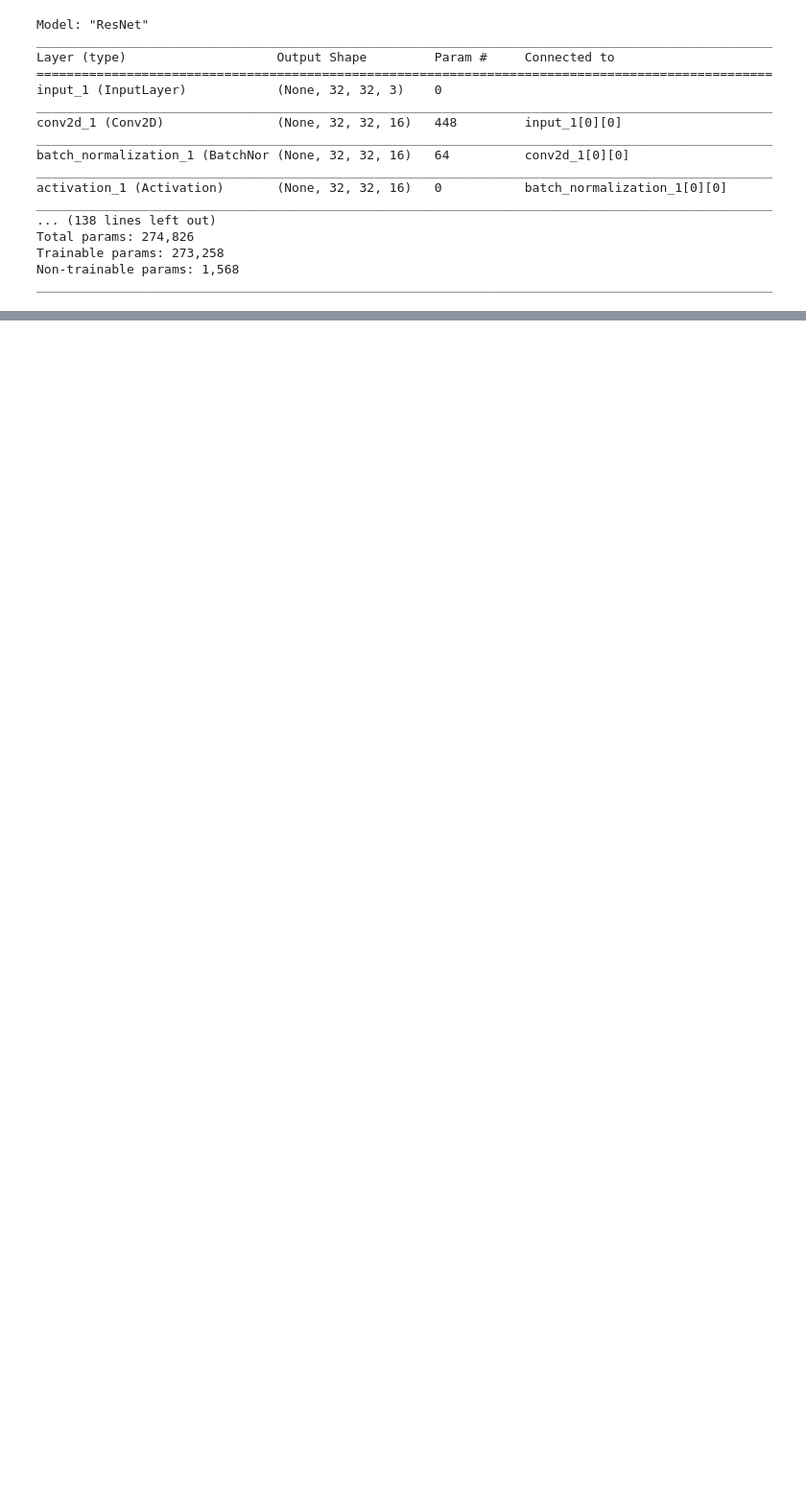
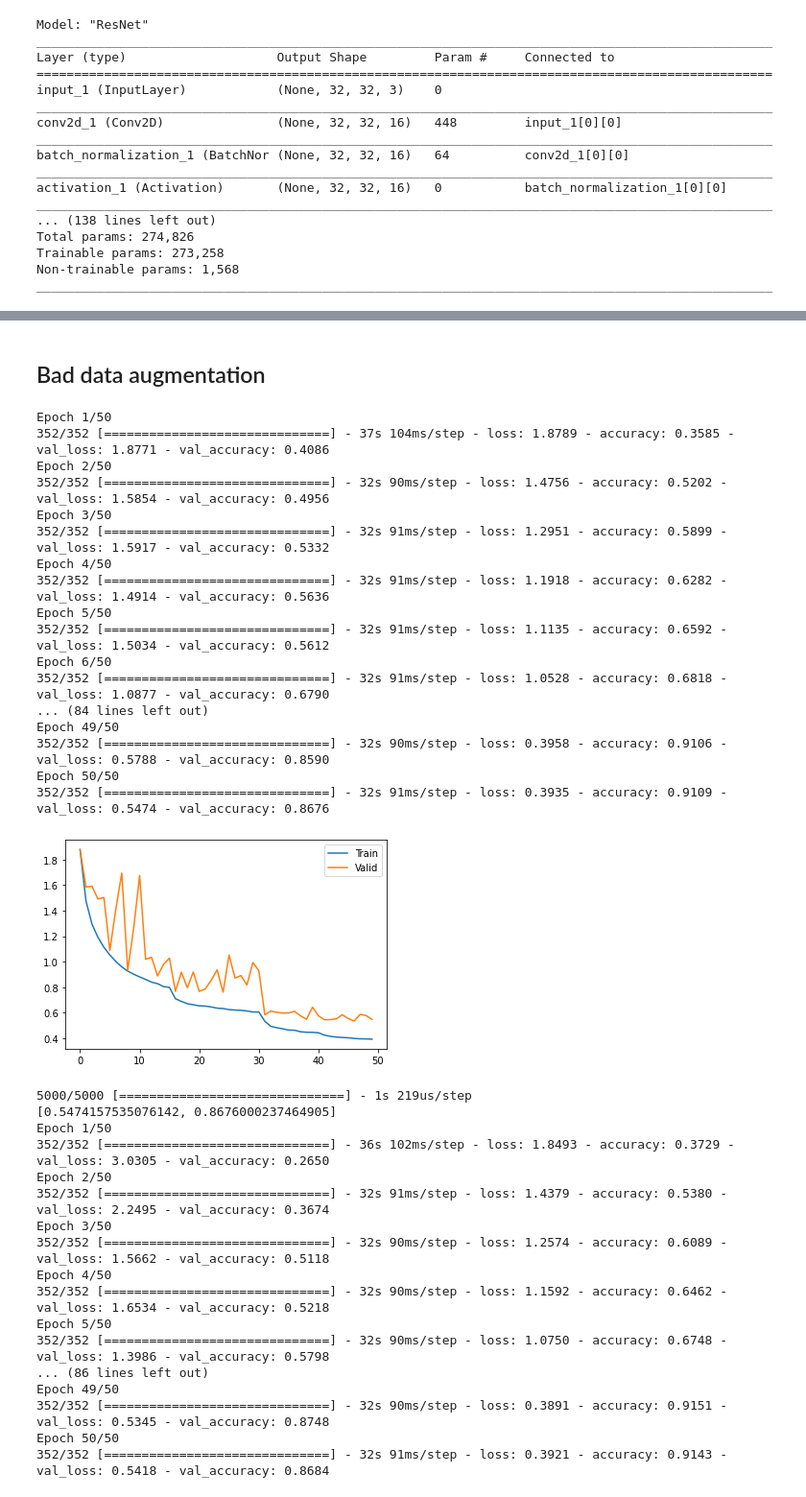
Before and after one commit to YuseqYaseq/pw-deep-learning, a Jupyter notebook: Project2/SmallModels/ResNet.ipynb, the cells around one changed output, grey strips where cells are left out. Shown at 96% size. Drawn from its saved outputs; the diff is of its cells as text; code cells hidden in the pictures; blank space fills up the shorter version.

```diff
--- a/Project2/SmallModels/ResNet.ipynb
+++ b/Project2/SmallModels/ResNet.ipynb
@@ -229,0 +422,63 @@ Epoch 30/30
+# %% [markdown]
+## Bad data augmentation
+# %%
+results2 = np.zeros(5)
+
+for i in range(5):
+  model = ResNet()
+
+  datagen = ImageDataGenerator(
+                              width_shift_range=0.1,
+                              height_shift_range=0.1,
+                              horizontal_flip=True,
+                              vertical_flip=True,
+                              )
+  datagen.fit(x_trainN1)
+
+
+  opt = optimizers.SGD(learning_rate=0.1, momentum=0.9)
+  model.compile(optimizer=opt, loss='categorical_crossentropy', metrics=['accuracy'])
+  history = model.fit_generator(datagen.flow(x_trainN1, y_trainN1, batch_size=128), epochs=50, validation_data=(x_validN1, y_validN1), callbacks=[lrscheduler])
+  #history = model.fit(x_trainN1, y_trainN1, epochs = 300, batch_size = 128, validation_data=(x_validN1, y_validN1), callbacks=[lrscheduler])
+  plot_history(history)
+  res = model.evaluate(x=x_validN1, y=y_validN1, batch_size=128)
+  print(res)
+  results2[i] = res[1]
+  model.save('/content/drive/My Drive/Colab Notebooks/ResNet/ResNet20_mod_2_{}.hdf5'.format(i))
+print(results2.mean(), np.std(results2))
+# %% [output]
+Epoch 1/50
+352/352 [==============================] - 37s 104ms/step - loss: 1.8789 - accuracy: 0.3585 - val_loss: 1.8771 - val_accuracy: 0.4086
+Epoch 2/50
+352/352 [==============================] - 32s 90ms/step - loss: 1.4756 - accuracy: 0.5202 - val_loss: 1.5854 - val_accuracy: 0.4956
+Epoch 3/50
+352/352 [==============================] - 32s 91ms/step - loss: 1.2951 - accuracy: 0.5899 - val_loss: 1.5917 - val_accuracy: 0.5332
+Epoch 4/50
+352/352 [==============================] - 32s 91ms/step - loss: 1.1918 - accuracy: 0.6282 - val_loss: 1.4914 - val_accuracy: 0.5636
+Epoch 5/50
+352/352 [==============================] - 32s 91ms/step - loss: 1.1135 - accuracy: 0.6592 - val_loss: 1.5034 - val_accuracy: 0.5612
+Epoch 6/50
+352/352 [==============================] - 32s 91ms/step - loss: 1.0528 - accuracy: 0.6818 - val_loss: 1.0877 - val_accuracy: 0.6790
+... (84 lines left out)
+Epoch 49/50
+352/352 [==============================] - 32s 90ms/step - loss: 0.3958 - accuracy: 0.9106 - val_loss: 0.5788 - val_accuracy: 0.8590
+Epoch 50/50
+352/352 [==============================] - 32s 91ms/step - loss: 0.3935 - accuracy: 0.9109 - val_loss: 0.5474 - val_accuracy: 0.8676
+[figure, added]
+5000/5000 [==============================] - 1s 219us/step
+[0.5474157535076142, 0.8676000237464905]
+Epoch 1/50
+352/352 [==============================] - 36s 102ms/step - loss: 1.8493 - accuracy: 0.3729 - val_loss: 3.0305 - val_accuracy: 0.2650
+Epoch 2/50
+352/352 [==============================] - 32s 91ms/step - loss: 1.4379 - accuracy: 0.5380 - val_loss: 2.2495 - val_accuracy: 0.3674
+Epoch 3/50
+352/352 [==============================] - 32s 90ms/step - loss: 1.2574 - accuracy: 0.6089 - val_loss: 1.5662 - val_accuracy: 0.5118
+Epoch 4/50
+352/352 [==============================] - 32s 90ms/step - loss: 1.1592 - accuracy: 0.6462 - val_loss: 1.6534 - val_accuracy: 0.5218
+Epoch 5/50
+352/352 [==============================] - 32s 90ms/step - loss: 1.0750 - accuracy: 0.6748 - val_loss: 1.3986 - val_accuracy: 0.5798
+... (86 lines left out)
+Epoch 49/50
+352/352 [==============================] - 32s 90ms/step - loss: 0.3891 - accuracy: 0.9151 - val_loss: 0.5345 - val_accuracy: 0.8748
+Epoch 50/50
+352/352 [==============================] - 32s 91ms/step - loss: 0.3921 - accuracy: 0.9143 - val_loss: 0.5418 - val_accuracy: 0.8684
```
Also changed, not shown: parts of 35 cells of this notebook, 1 other file.
